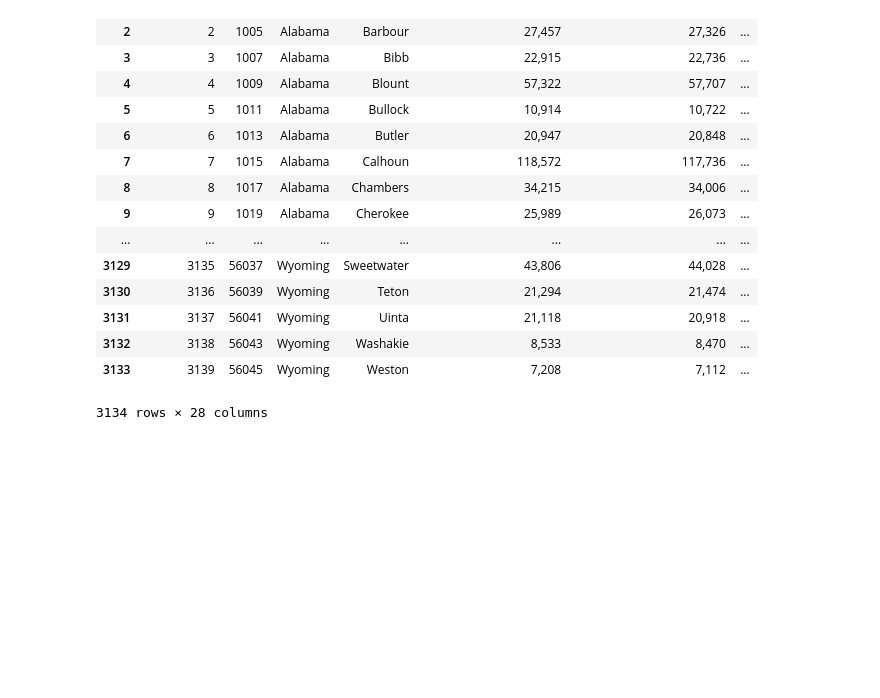
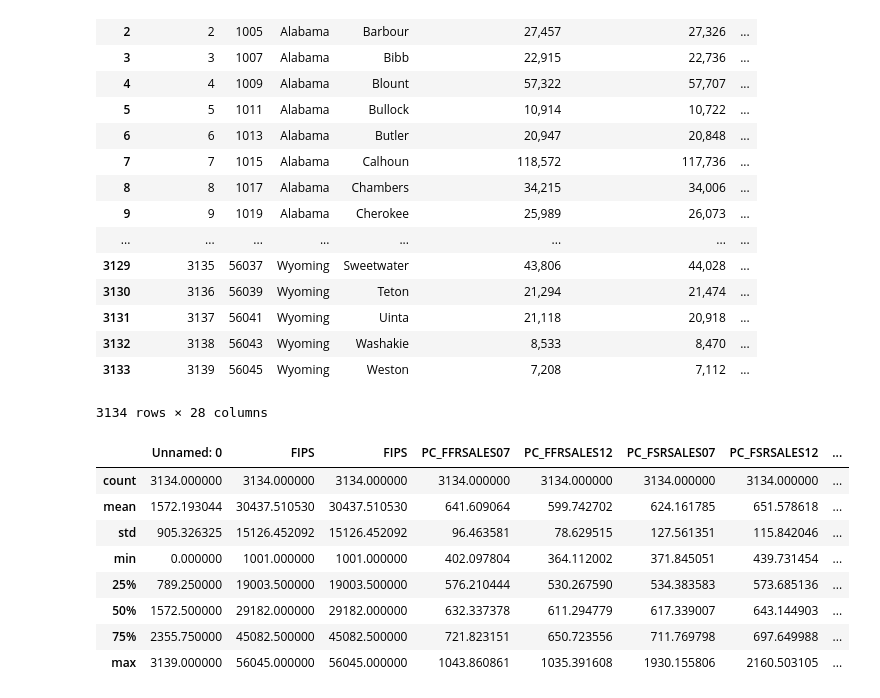
Before and after one commit to dustycl/COGS108_Repo, a Jupyter notebook: final-project/COGS108 Final Project.ipynb, the cells around one changed output. Drawn from its saved outputs; the diff is of its cells as text; code cells hidden in the pictures; blank space fills up the shorter version.

```diff
--- a/final-project/COGS108 Final Project.ipynb
+++ b/final-project/COGS108 Final Project.ipynb
@@ -3,8 +3,8 @@ import pandas as pd
 import numpy as np
 import matplotlib.pyplot as plt
 # %%
-df_1 = pd.read_csv('Cleaned Data.csv')
-df_1
+df = pd.read_csv('Cleaned Data.csv')
+df
 # %% [output]
 |  | Unnamed: 0 | FIPS | State | County | 2010 Census Population | Population Estimate, 2011 | ... |
 | 0 | 0 | 1001 | Alabama | Autauga | 54,571 | 55,255 | ... |
@@ -24,3 +24,15 @@ df_1
 | 3132 | 3138 | 56043 | Wyoming | Washakie | 8,533 | 8,470 | ... |
 | 3133 | 3139 | 56045 | Wyoming | Weston | 7,208 | 7,112 | ... |
 3134 rows × 28 columns
+# %%
+df.describe()
+# %% [output]
+|  | Unnamed: 0 | FIPS | FIPS | PC_FFRSALES07 | PC_FFRSALES12 | PC_FSRSALES07 | PC_FSRSALES12 | ... |
+| count | 3134.000000 | 3134.000000 | 3134.000000 | 3134.000000 | 3134.000000 | 3134.000000 | 3134.000000 | ... |
+| mean | 1572.193044 | 30437.510530 | 30437.510530 | 641.609064 | 599.742702 | 624.161785 | 651.578618 | ... |
+| std | 905.326325 | 15126.452092 | 15126.452092 | 96.463581 | 78.629515 | 127.561351 | 115.842046 | ... |
+| min | 0.000000 | 1001.000000 | 1001.000000 | 402.097804 | 364.112002 | 371.845051 | 439.731454 | ... |
+| 25% | 789.250000 | 19003.500000 | 19003.500000 | 576.210444 | 530.267590 | 534.383583 | 573.685136 | ... |
+| 50% | 1572.500000 | 29182.000000 | 29182.000000 | 632.337378 | 611.294779 | 617.339007 | 643.144903 | ... |
+| 75% | 2355.750000 | 45082.500000 | 45082.500000 | 721.823151 | 650.723556 | 711.769798 | 697.649988 | ... |
+| max | 3139.000000 | 56045.000000 | 56045.000000 | 1043.860861 | 1035.391608 | 1930.155806 | 2160.503105 | ... |
```
